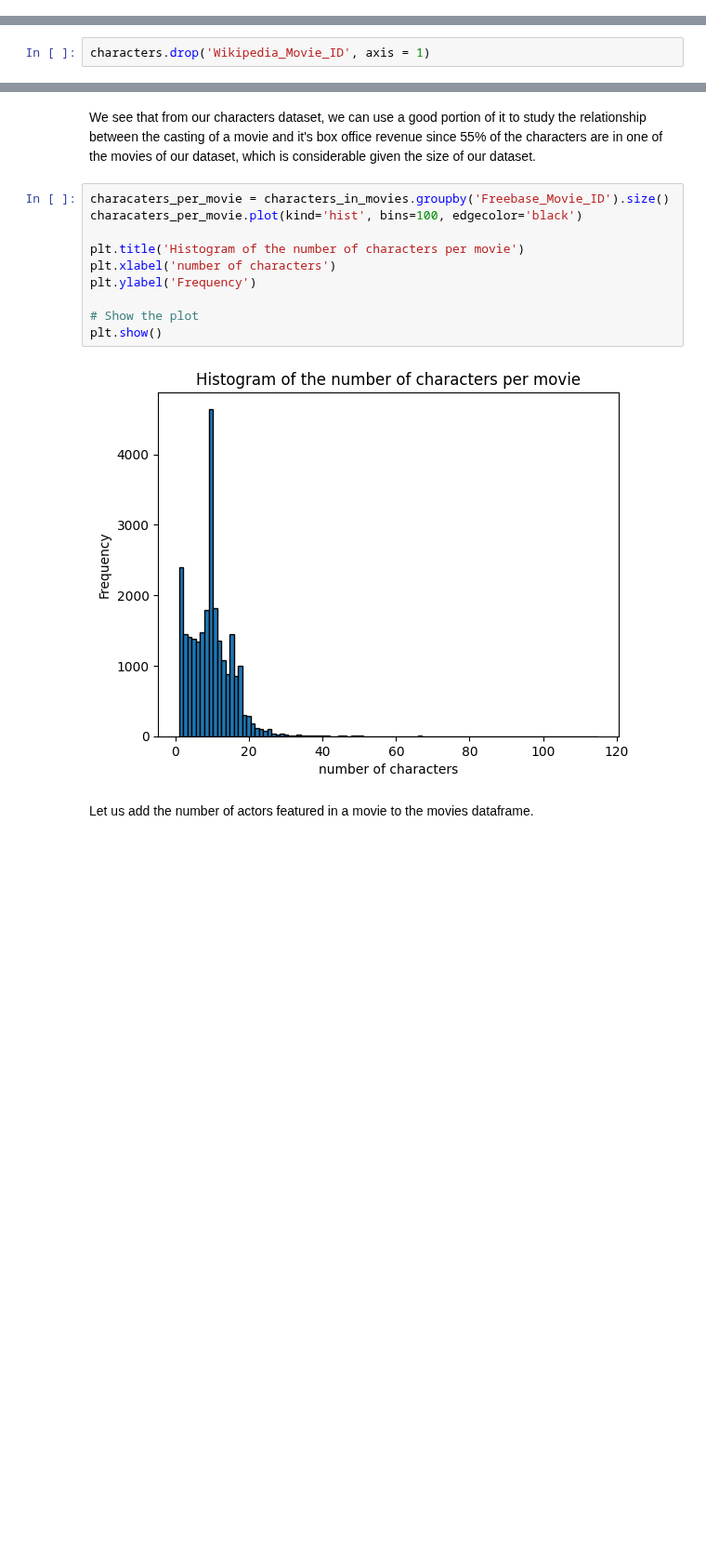
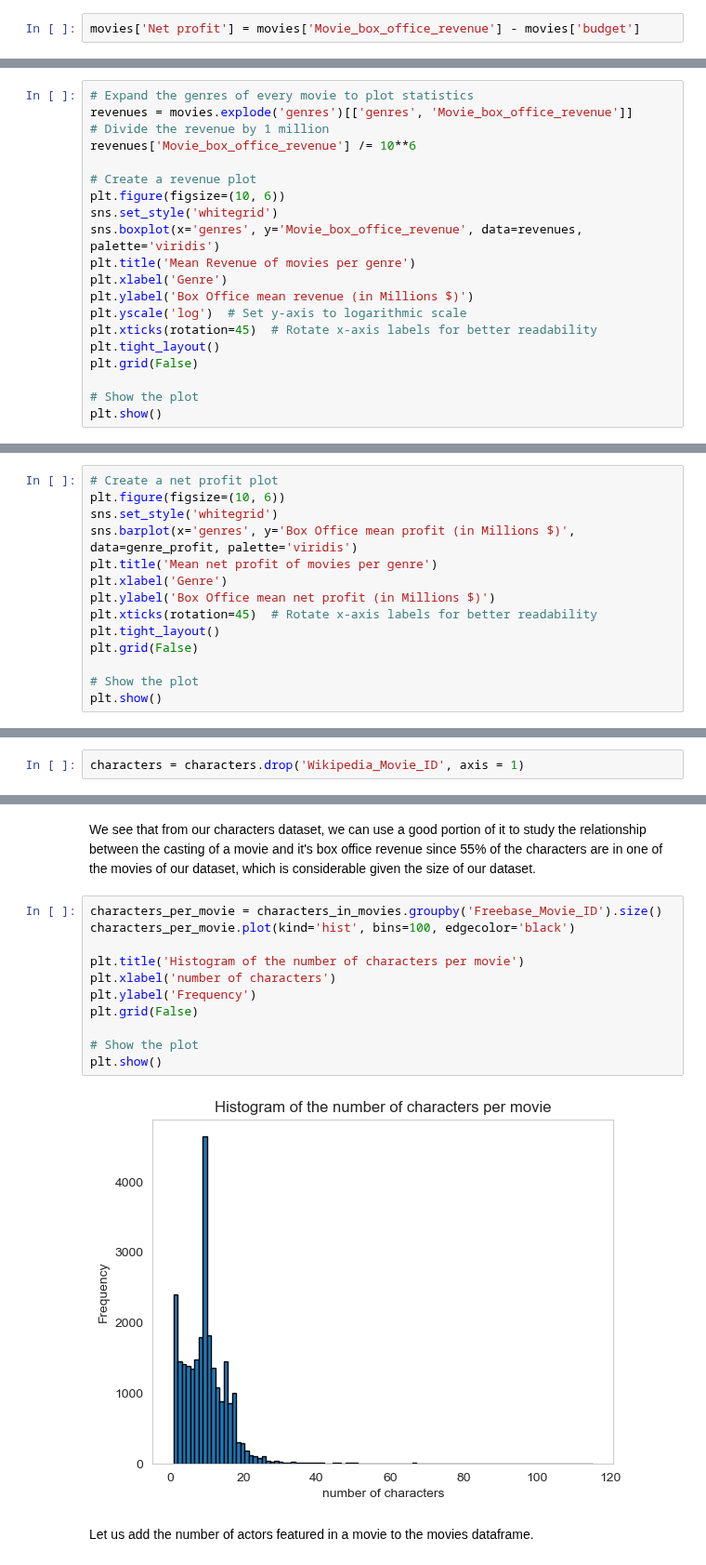
Before and after one commit to epfl-ada/ada-2023-project-yamal, a Jupyter notebook: movies_analysis.ipynb, the cells around one changed output, grey strips where cells are left out. Shown at 93% size. Drawn from its saved outputs; the diff is of its cells as text; blank space fills up the shorter version.

```diff
--- a/movies_analysis.ipynb
+++ b/movies_analysis.ipynb
@@ -118,0 +128,2 @@ movies.drop(columns=['Wikipedia_Movie_ID','Movie_release_date', 'title', 'runtim
+# %%
+movies['Net profit'] = movies['Movie_box_office_revenue'] - movies['budget']
@@ -227,0 +320,20 @@ We will also probably have to consider the impact of the production country of a
+# %%
+# Expand the genres of every movie to plot statistics
+revenues = movies.explode('genres')[['genres', 'Movie_box_office_revenue']]
+# Divide the revenue by 1 million
+revenues['Movie_box_office_revenue'] /= 10**6
+
+# Create a revenue plot
+plt.figure(figsize=(10, 6))
+sns.set_style('whitegrid')
+sns.boxplot(x='genres', y='Movie_box_office_revenue', data=revenues, palette='viridis')
+plt.title('Mean Revenue of movies per genre')
+plt.xlabel('Genre')
+plt.ylabel('Box Office mean revenue (in Millions $)')
+plt.yscale('log')  # Set y-axis to logarithmic scale
+plt.xticks(rotation=45)  # Rotate x-axis labels for better readability
+plt.tight_layout()
+plt.grid(False)
+
+# Show the plot
+plt.show()
@@ -227,0 +373,14 @@ We will also probably have to consider the impact of the production country of a
+# %%
+# Create a net profit plot
+plt.figure(figsize=(10, 6))
+sns.set_style('whitegrid')
+sns.barplot(x='genres', y='Box Office mean profit (in Millions $)', data=genre_profit, palette='viridis')
+plt.title('Mean net profit of movies per genre')
+plt.xlabel('Genre')
+plt.ylabel('Box Office mean net profit (in Millions $)')
+plt.xticks(rotation=45)  # Rotate x-axis labels for better readability
+plt.tight_layout()
+plt.grid(False)
+
+# Show the plot
+plt.show()
@@ -241,4 +404,4 @@ characters.head()
 # %% [markdown]
 We are not going to use the Wikipedia movie id, so let us discard it.
 # %%
-characters.drop('Wikipedia_Movie_ID', axis = 1)
+characters = characters.drop('Wikipedia_Movie_ID', axis = 1)
@@ -315,17 +453,18 @@ the percentage of charcaters that are represented in a movie of our dataset of m
 # %% [markdown]
 We see that from our characters dataset, we can use a good portion of it to study the relationship between the casting of a movie and it's box office revenue since 55% of the characters are in one of the movies of our dataset, which is considerable given the size of our dataset.
 # %%
-characaters_per_movie = characters_in_movies.groupby('Freebase_Movie_ID').size()
-characaters_per_movie.plot(kind='hist', bins=100, edgecolor='black')
+characters_per_movie = characters_in_movies.groupby('Freebase_Movie_ID').size()
+characters_per_movie.plot(kind='hist', bins=100, edgecolor='black')
 
 plt.title('Histogram of the number of characters per movie')
 plt.xlabel('number of characters')
 plt.ylabel('Frequency')
+plt.grid(False)
 
 # Show the plot
 plt.show()
 # %% [output]
-[figure, old version]
+[figure, new version]
 # %% [markdown]
 Let us add the number of actors featured in a movie to the movies dataframe.
 # %%
```
Also changed, not shown: parts of 42 cells of this notebook, 1 other file.
